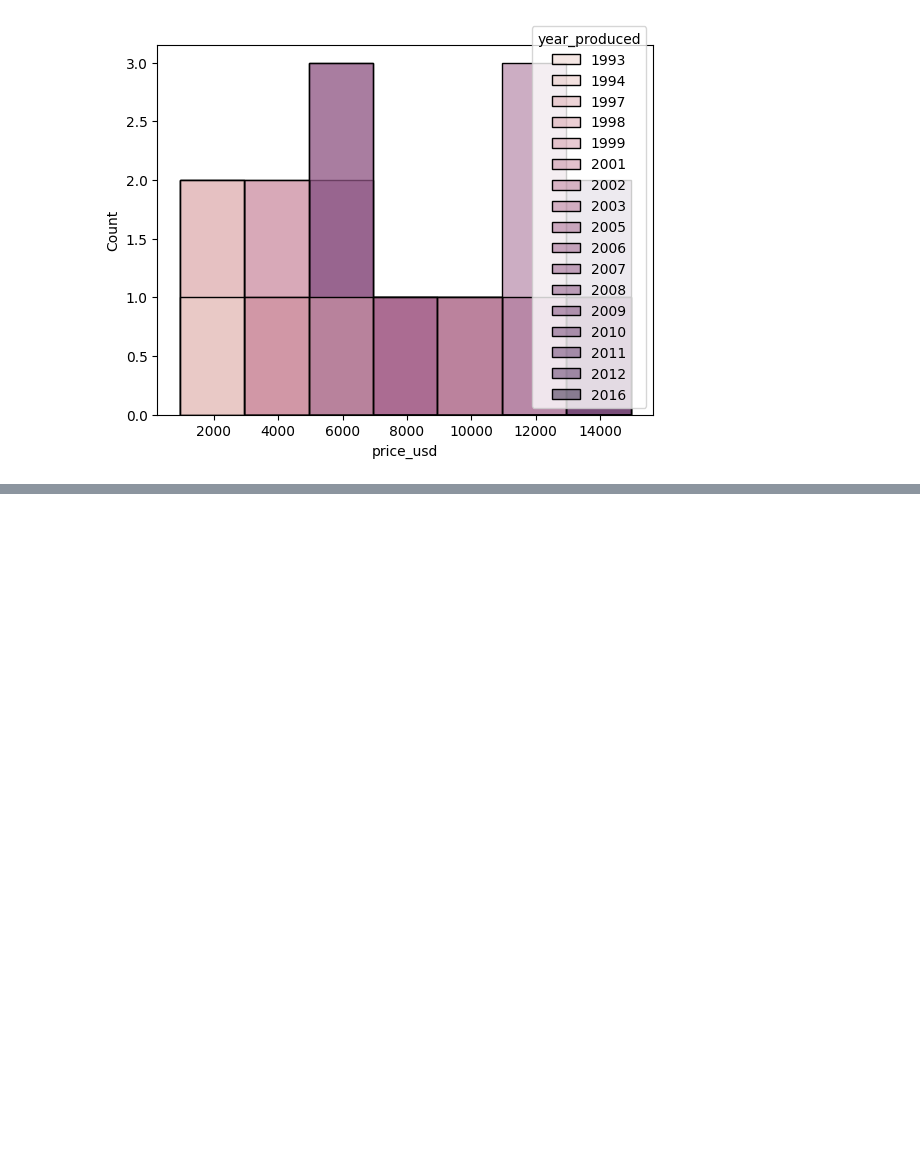
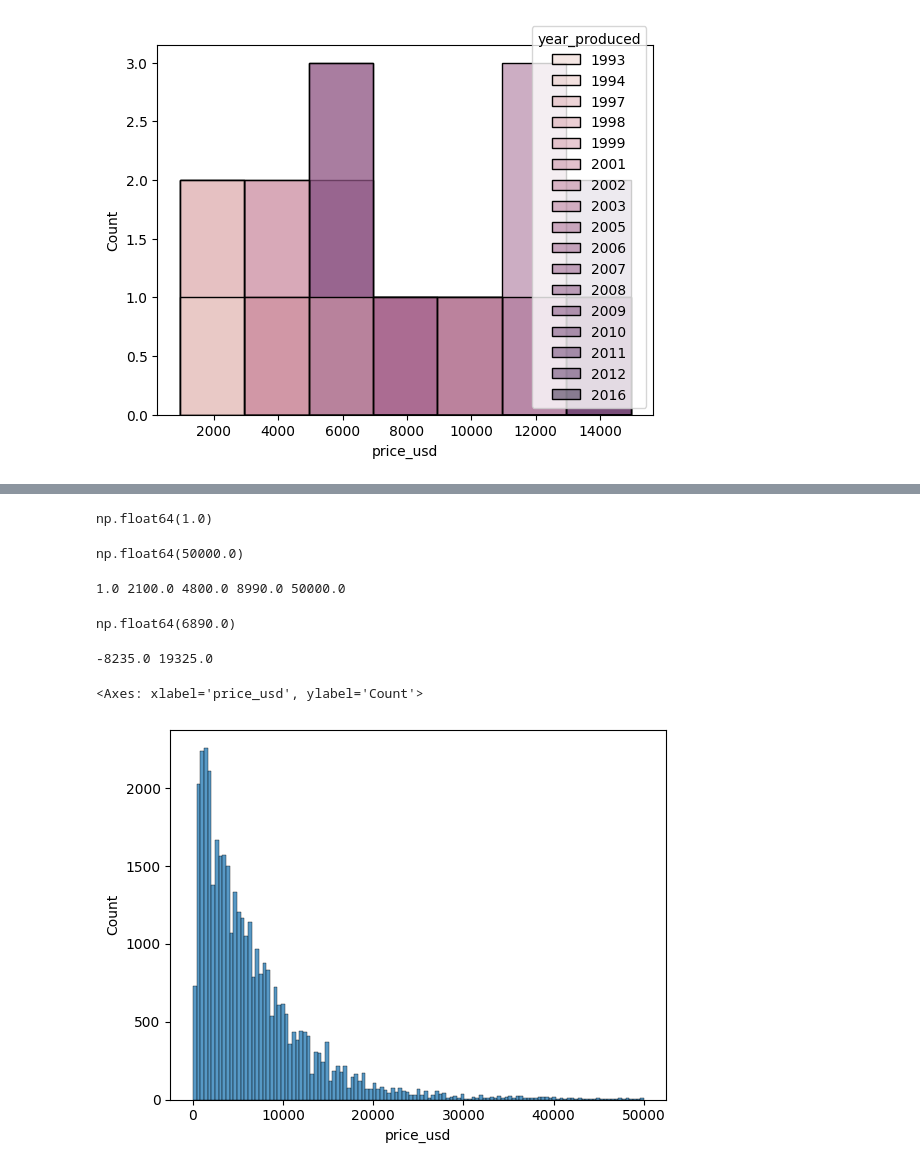
Before and after one commit to jasonssdev/data-science, a Jupyter notebook: descriptive_statistics/01-data-type-jssdev.ipynb, the cells around one changed output, grey strips where cells are left out. Saved outputs shown, nothing was run; the diff lists cells and outputs as text; code cells hidden in the pictures; blank space fills up the shorter version.

```diff
--- a/descriptive_statistics/01-data-type-jssdev.ipynb
+++ b/descriptive_statistics/01-data-type-jssdev.ipynb
@@ -126,0 +160,30 @@ sns.histplot(df_impreza, x='price_usd', hue='year_produced')
+# %%
+price_min = df_car['price_usd'].min()
+price_min
+# %% [output]
+np.float64(1.0)
+# %%
+price_max = df_car['price_usd'].max()
+price_max
+# %% [output]
+np.float64(50000.0)
+# %%
+print(price_min, price_q1, price_median, price_q3, price_max)
+# %% [output]
+1.0 2100.0 4800.0 8990.0 50000.0
+# %%
+price_iqr = price_q3 - price_q1
+price_iqr
+# %% [output]
+np.float64(6890.0)
+# %%
+price_min_limit = price_q1 - 1.5*price_iqr
+price_max_limit = price_q3 + 1.5*price_iqr
+print(price_min_limit, price_max_limit)
+# %% [output]
+-8235.0 19325.0
+# %%
+sns.histplot(df_car['price_usd'])
+# %% [output]
+<Axes: xlabel='price_usd', ylabel='Count'>
+[figure, added]
```
Also changed, not shown: parts of 21 cells of this notebook, 2 other files.
